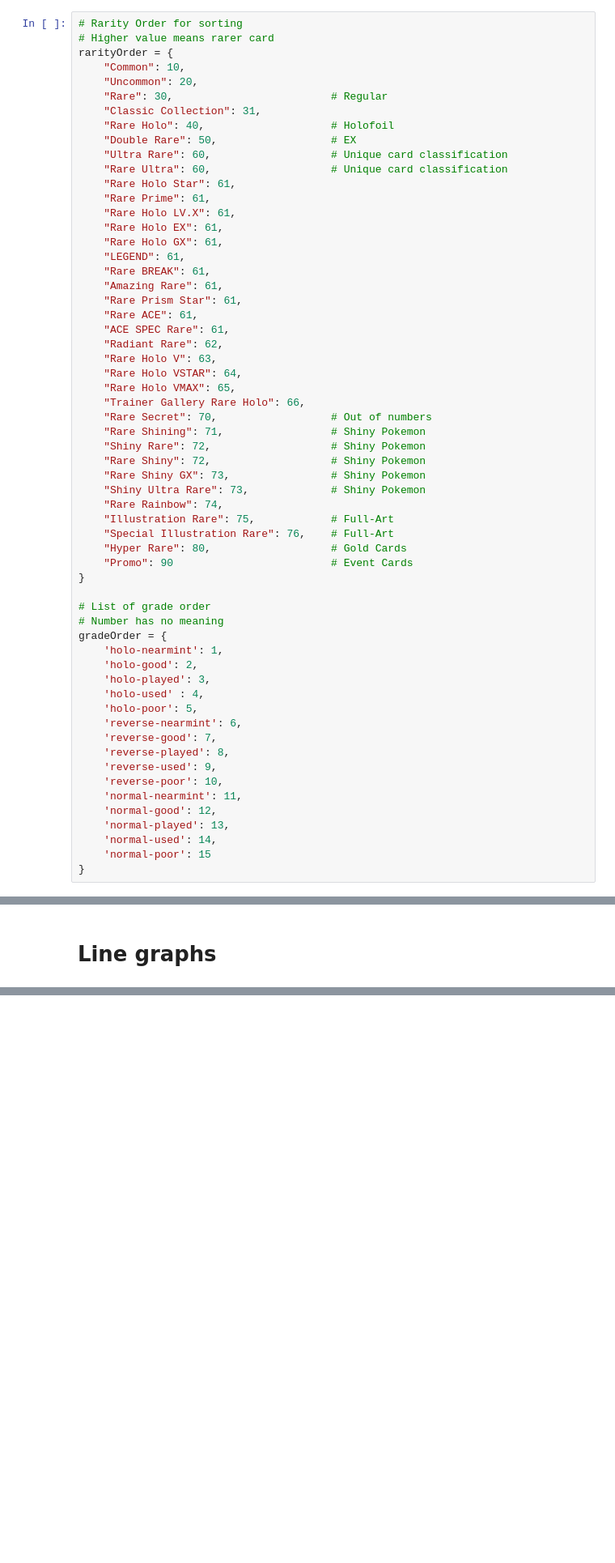
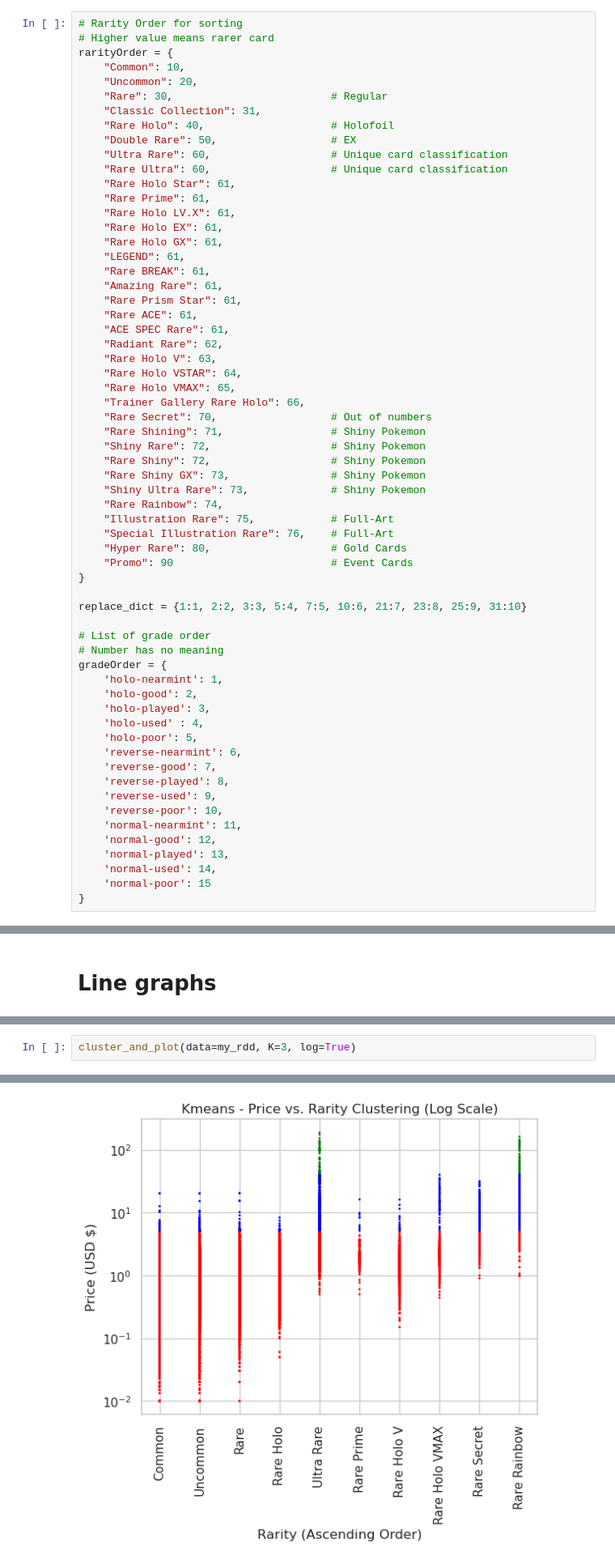
Before and after one commit to JihunKimCode/RarityRadar, a Jupyter notebook: graph.ipynb, the cells around one changed output, grey strips where cells are left out. Shown at 81% size. Drawn from its saved outputs; the diff is of its cells as text; blank space fills up the shorter version.

```diff
--- a/graph.ipynb
+++ b/graph.ipynb
@@ -48,6 +49,8 @@ rarityOrder = {
     "Promo": 90                         # Event Cards
 }
 
+replace_dict = {1:1, 2:2, 3:3, 5:4, 7:5, 10:6, 21:7, 23:8, 25:9, 31:10}
+
 # List of grade order
 # Number has no meaning
 gradeOrder = {
@@ -386,0 +533,3 @@ for rarity_df in dfs_by_rarity:
+# %%
+cluster_and_plot(data=my_rdd, K=3, log=True)
+# %% [output]
@@ -386,0 +537 @@ for rarity_df in dfs_by_rarity:
+[figure, added]
```
Also changed, not shown: parts of 22 cells of this notebook.
